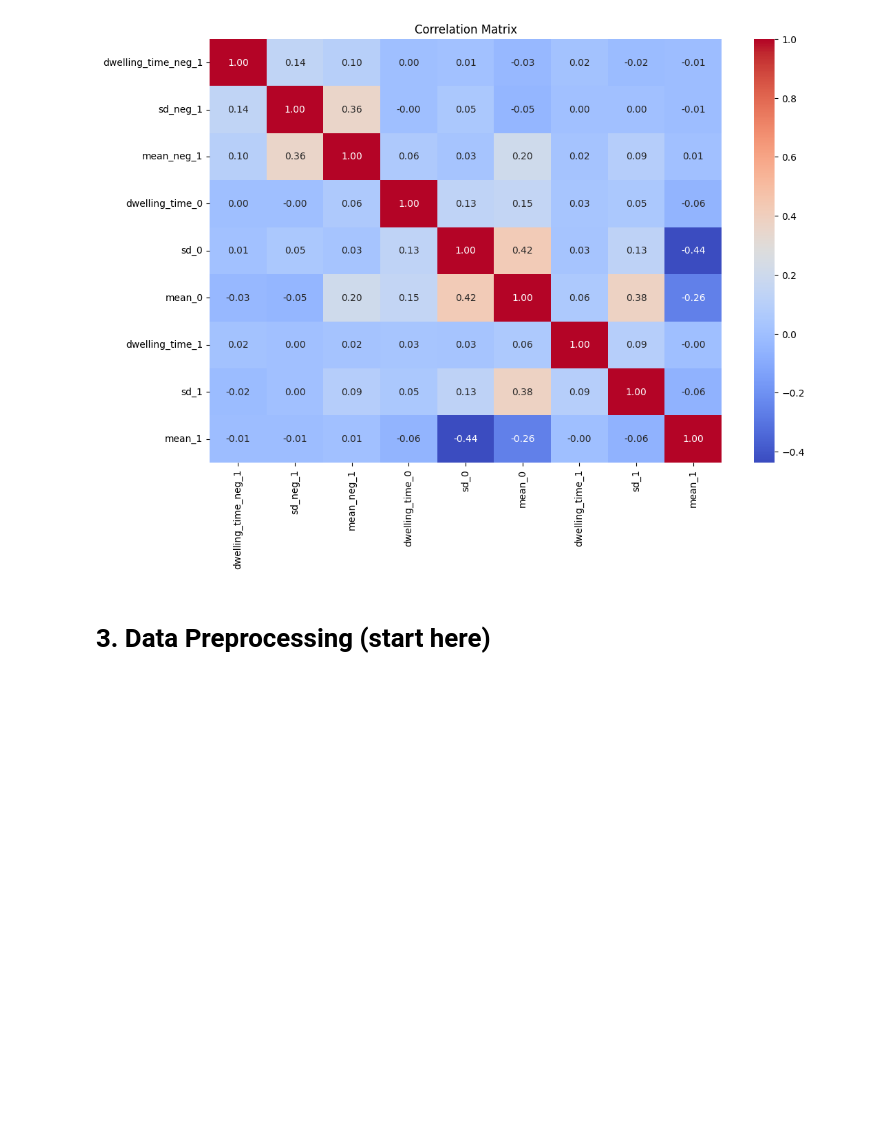
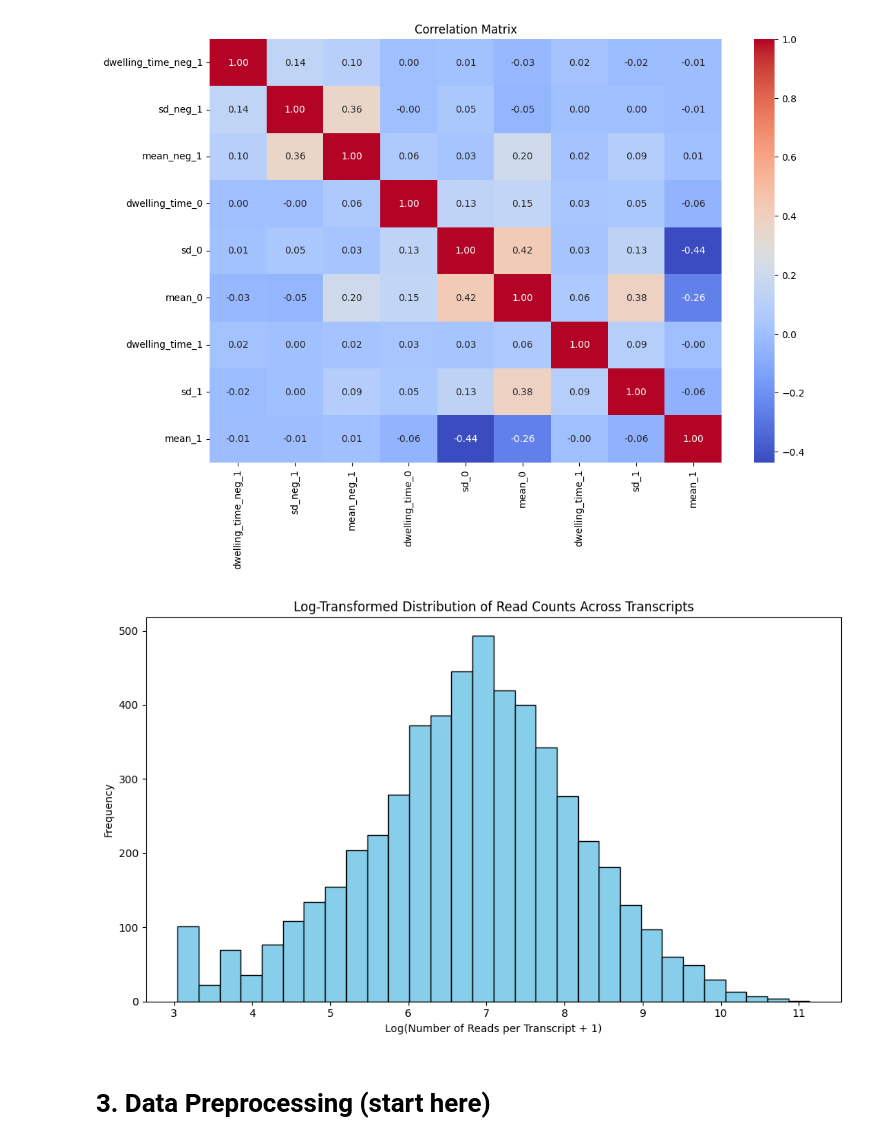
Before and after one commit to louisetxz/m6a-detection-project, a Jupyter notebook: train.ipynb, the cells around one changed output. Saved outputs shown, nothing was run; the diff lists cells and outputs as text; code cells hidden in the pictures; blank space fills up the shorter version.

```diff
--- a/train.ipynb
+++ b/train.ipynb
@@ -154,6 +149,21 @@ plt.title('Correlation Matrix')
 plt.show()
 # %% [output]
 [figure]
+# %%
+reads_per_transcript = merged_df.groupby('transcript_id')['position_1'].count().reset_index()
+reads_per_transcript.columns = ['transcript_id', 'read_count']
+
+reads_per_transcript['log_read_count'] = np.log1p(reads_per_transcript['read_count'])
+
+plt.figure(figsize=(10, 6))
+plt.hist(reads_per_transcript['log_read_count'], bins=30, color='skyblue', edgecolor='black')
+plt.xlabel('Log(Number of Reads per Transcript + 1)')
+plt.ylabel('Frequency')
+plt.title('Log-Transformed Distribution of Read Counts Across Transcripts')
+plt.tight_layout()
+plt.show()
+# %% [output]
+[figure, added]
 # %% [markdown]
 # 3. Data Preprocessing (start here)
 # %%
```
Also changed, not shown: parts of 19 cells of this notebook, 1 other file.
